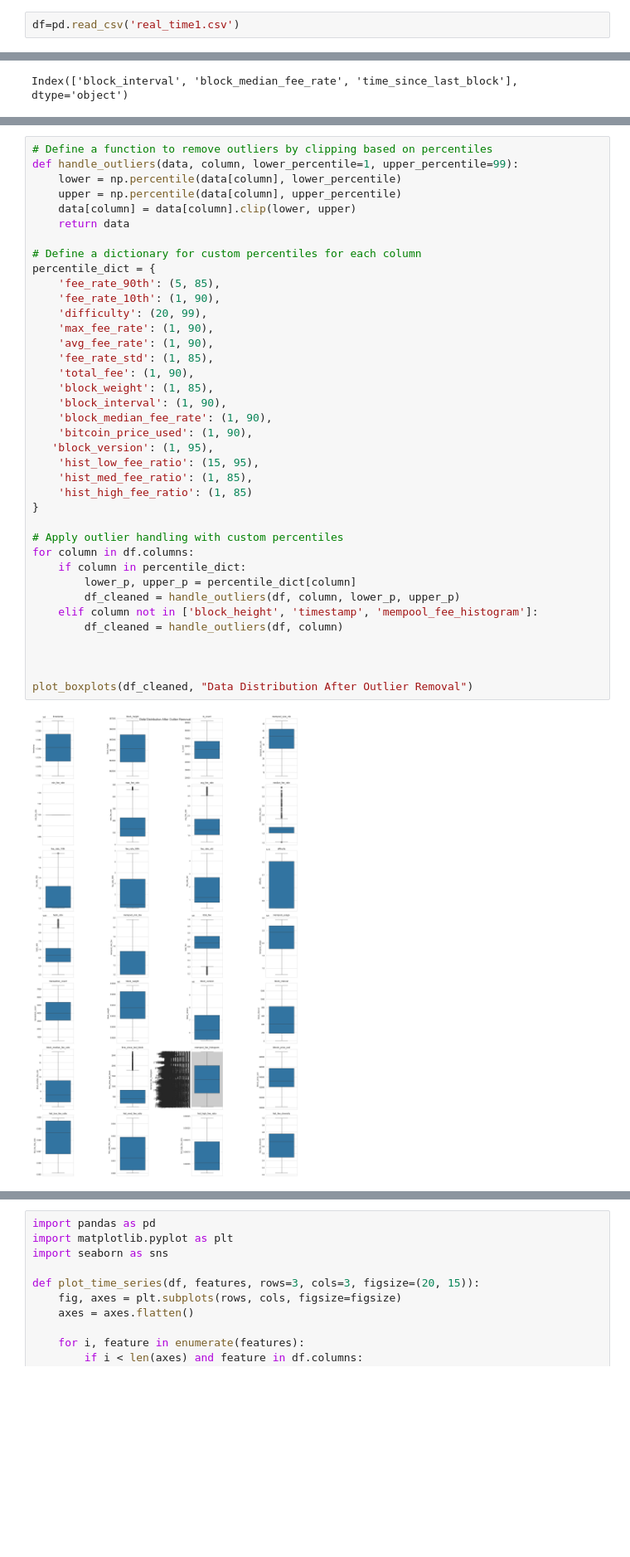
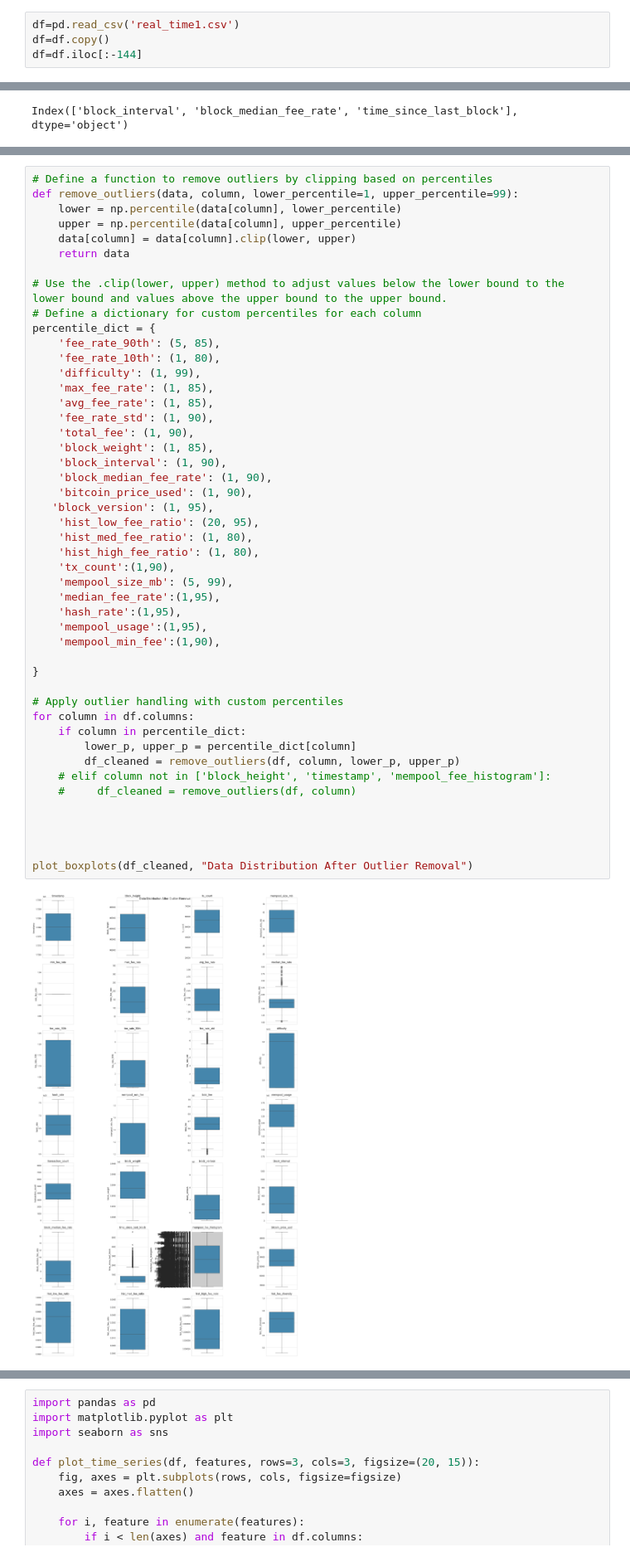
Before and after one commit to majiangqin/bitcoin, a Jupyter notebook: EDA_real_time.ipynb, the cells around one changed output, grey strips where cells are left out. Shown at 83% size. Saved outputs shown, nothing was run; the diff lists cells and outputs as text; blank space fills up the shorter version.

```diff
--- a/EDA_real_time.ipynb
+++ b/EDA_real_time.ipynb
@@ -30,6 +31,8 @@ from sklearn.preprocessing import StandardScaler
 from scipy import stats
 # %%
 df=pd.read_csv('real_time1.csv')
+df=df.copy()
+df=df.iloc[:-144]
 # %%
 df.columns
 # %% [output]
@@ -254,40 +257,49 @@ No NaN values found after handling.
 # %%
 # Define a function to remove outliers by clipping based on percentiles
-def handle_outliers(data, column, lower_percentile=1, upper_percentile=99):
+def remove_outliers(data, column, lower_percentile=1, upper_percentile=99):
     lower = np.percentile(data[column], lower_percentile)
     upper = np.percentile(data[column], upper_percentile)
     data[column] = data[column].clip(lower, upper)
     return data
 
+# Use the .clip(lower, upper) method to adjust values below the lower bound to the lower bound and values above the upper bound to the upper bound.
 # Define a dictionary for custom percentiles for each column
 percentile_dict = {
     'fee_rate_90th': (5, 85),
-    'fee_rate_10th': (1, 90),
-    'difficulty': (20, 99),
-    'max_fee_rate': (1, 90),
-    'avg_fee_rate': (1, 90),
-    'fee_rate_std': (1, 85),
+    'fee_rate_10th': (1, 80),
+    'difficulty': (1, 99),
+    'max_fee_rate': (1, 85),
+    'avg_fee_rate': (1, 85),
+    'fee_rate_std': (1, 90),
     'total_fee': (1, 90),
     'block_weight': (1, 85),
     'block_interval': (1, 90),
     'block_median_fee_rate': (1, 90),
     'bitcoin_price_used': (1, 90),
    'block_version': (1, 95),
-    'hist_low_fee_ratio': (15, 95),
-    'hist_med_fee_ratio': (1, 85),
-    'hist_high_fee_ratio': (1, 85)
+    'hist_low_fee_ratio': (20, 95),
+    'hist_med_fee_ratio': (1, 80),
+    'hist_high_fee_ratio': (1, 80),
+    'tx_count':(1,90),
+    'mempool_size_mb': (5, 99),
+    'median_fee_rate':(1,95),
+    'hash_rate':(1,95),
+    'mempool_usage':(1,95),
+    'mempool_min_fee':(1,90),
+
 }
 
 # Apply outlier handling with custom percentiles
 for column in df.columns:
     if column in percentile_dict:
         lower_p, upper_p = percentile_dict[column]
-        df_cleaned = handle_outliers(df, column, lower_p, upper_p)
-    elif column not in ['block_height', 'timestamp', 'mempool_fee_histogram']:
-        df_cleaned = handle_outliers(df, column)
+        df_cleaned = remove_outliers(df, column, lower_p, upper_p)
+    # elif column not in ['block_height', 'timestamp', 'mempool_fee_histogram']:
+    #     df_cleaned = remove_outliers(df, column)
+
 
 
 
 plot_boxplots(df_cleaned, "Data Distribution After Outlier Removal")
 # %% [output]
-[figure, old version]
+[figure, new version]
```
Also changed, not shown: parts of 19 cells of this notebook, 10 other files.
